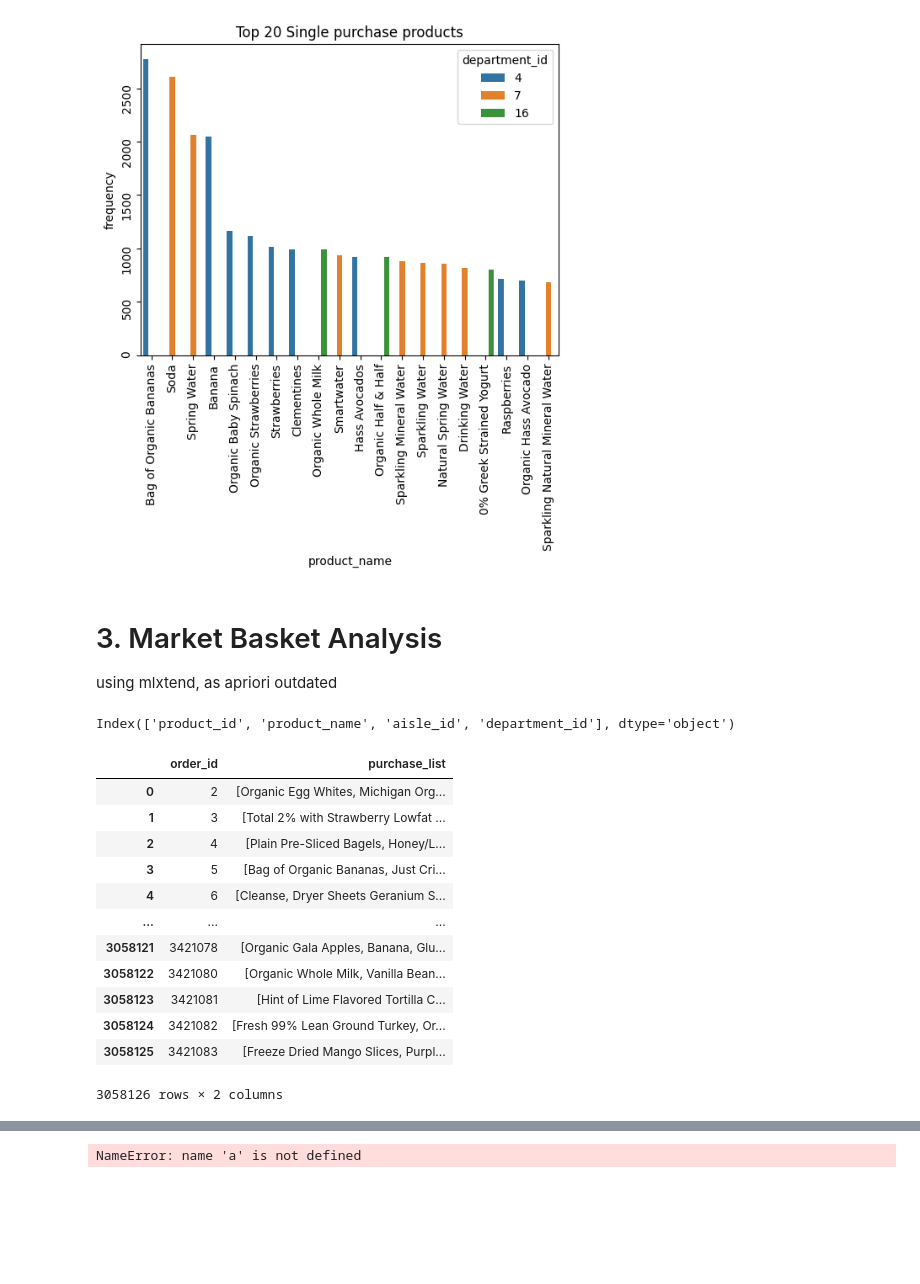
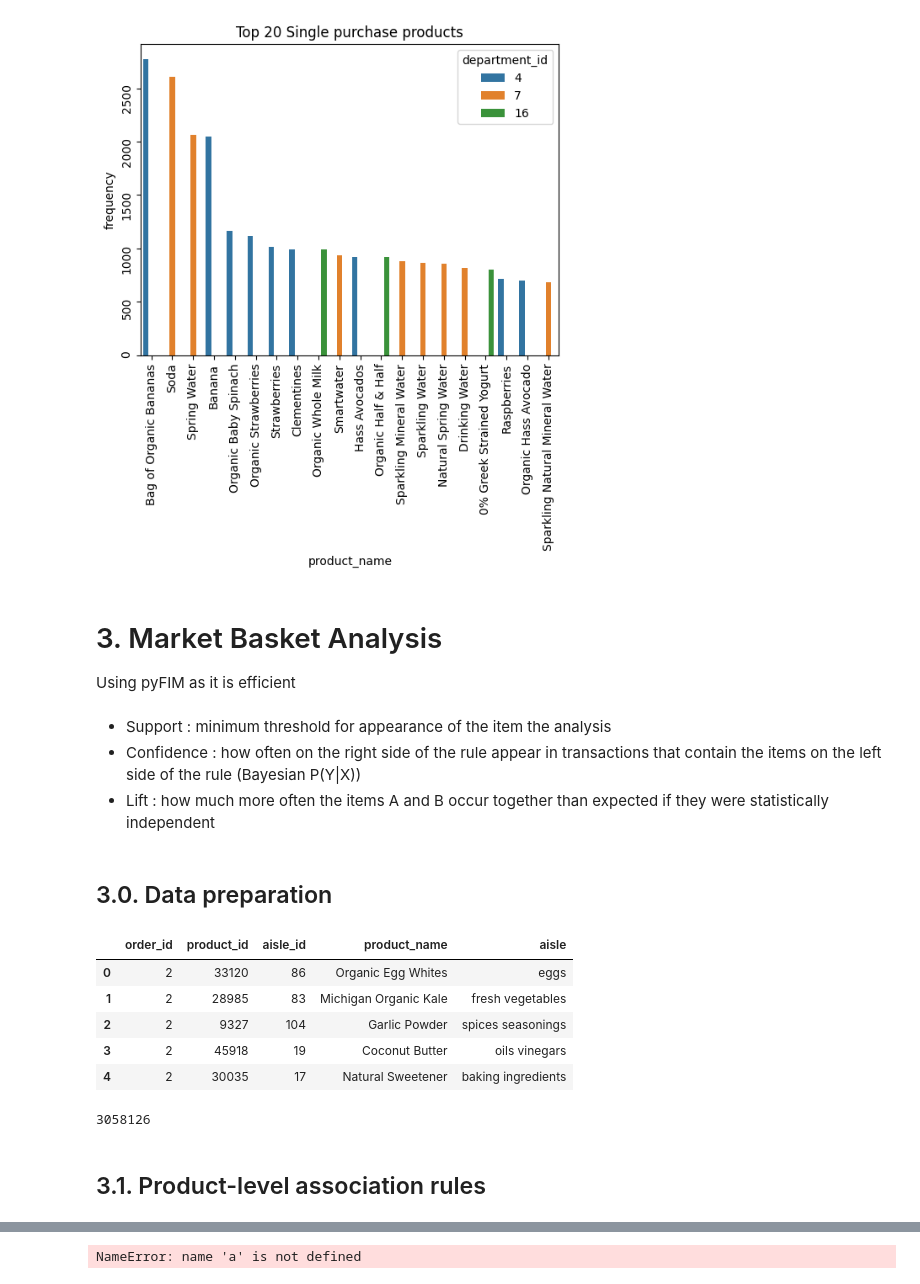
Before and after one commit to kwonowk/market-basket-analysis, a Jupyter notebook: instacart_analysis.ipynb, the cells around one changed output, grey strips where cells are left out. Saved outputs shown, nothing was run; the diff lists cells and outputs as text; code cells hidden in the pictures; blank space fills up the shorter version.

Commit message:
Conducted product-level and aisle-level separately

```diff
--- a/instacart_analysis.ipynb
+++ b/instacart_analysis.ipynb
@@ -352,27 +352,22 @@ Text(0.5, 1.0, 'Top 20 Single purchase products')
 [figure]
 # %% [markdown]
 # 3. Market Basket Analysis
-using mlxtend, as apriori outdated
+Using pyFIM as it is efficient
-# %%
-products.columns
-# %% [output]
-Index(['product_id', 'product_name', 'aisle_id', 'department_id'], dtype='object')
+# %% [markdown]
+- Support : minimum threshold for appearance of the item the analysis
+- Confidence : how often on the right side of the rule appear in transactions that contain the items on the left side of the rule
+(Bayesian P(Y|X))
+- Lift : how much more often the items A and B occur together than expected if they were statistically independent
+# %% [markdown]
+## 3.0. Data preparation
 # %%
-# Using product names for easier identification
-purchases = transactions_multiple[['order_id','product_id']].merge(products[['product_id','product_name']], on = 'product_id', how = 'left')
-purchases = purchases.groupby('order_id')['product_name'].apply(list).reset_index().dropna().rename(columns={'product_name':'purchase_list'})
-purchases
+purchases = transactions_multiple[['order_id','product_id','aisle_id']].merge(products[['product_id','product_name']], on = 'product_id', how = 'left')
+purchases = purchases.merge(aisles, on = 'aisle_id', how = 'left')
+purchases.head()
 # %% [output]
-|  | order_id | purchase_list |
-| 0 | 2 | [Organic Egg Whites, Michigan Org... |
-| 1 | 3 | [Total 2% with Strawberry Lowfat ... |
-| 2 | 4 | [Plain Pre-Sliced Bagels, Honey/L... |
-| 3 | 5 | [Bag of Organic Bananas, Just Cri... |
-| 4 | 6 | [Cleanse, Dryer Sheets Geranium S... |
-| ... | ... | ... |
-| 3058121 | 3421078 | [Organic Gala Apples, Banana, Glu... |
-| 3058122 | 3421080 | [Organic Whole Milk, Vanilla Bean... |
-| 3058123 | 3421081 | [Hint of Lime Flavored Tortilla C... |
-| 3058124 | 3421082 | [Fresh 99% Lean Ground Turkey, Or... |
-| 3058125 | 3421083 | [Freeze Dried Mango Slices, Purpl... |
+|  | order_id | product_id | aisle_id | product_name | aisle |
+| 0 | 2 | 33120 | 86 | Organic Egg Whites | eggs |
+| 1 | 2 | 28985 | 83 | Michigan Organic Kale | fresh vegetables |
+| 2 | 2 | 9327 | 104 | Garlic Powder | spices seasonings |
+| 3 | 2 | 45918 | 19 | Coconut Butter | oils vinegars |
+| 4 | 2 | 30035 | 17 | Natural Sweetener | baking ingredients |
-3058126 rows × 2 columns
@@ -378,0 +397,6 @@ purchases
+# %%
+len(rules_product)
+# %% [output]
+3058126
+# %% [markdown]
+## 3.1. Product-level association rules
```
Also changed, not shown: parts of 25 cells of this notebook.
